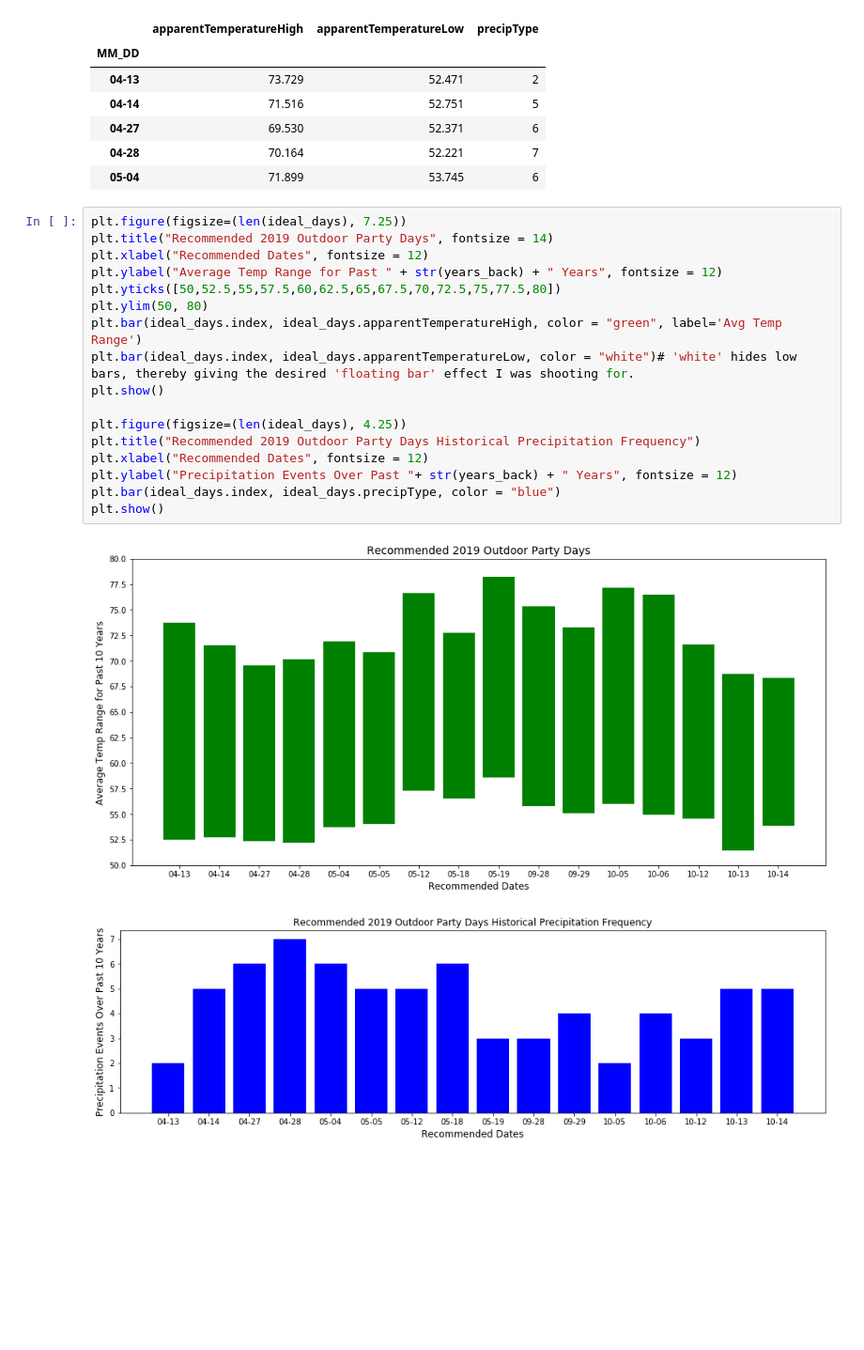
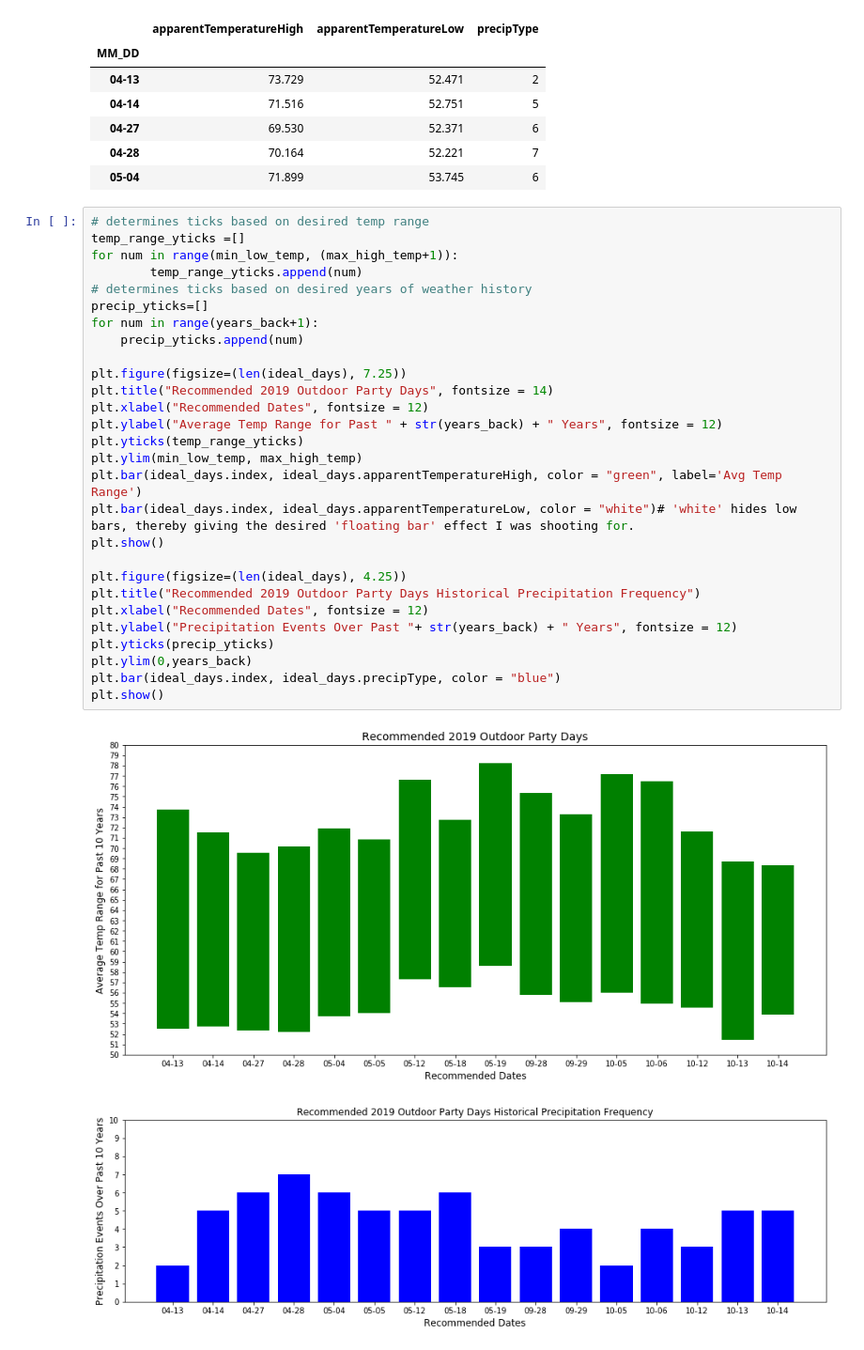
Before and after one commit to imidaho/Best-Party-Days, a Jupyter notebook: Best Party Days.ipynb, the cells around one changed output. Shown at 94% size. Saved outputs shown, nothing was run; the diff lists cells and outputs as text; blank space fills up the shorter version.

```diff
--- a/Best Party Days.ipynb
+++ b/Best Party Days.ipynb
@@ -161,22 +161,33 @@ ideal_days.head()
 | 04-28 | 70.164 | 52.221 | 7 |
 | 05-04 | 71.899 | 53.745 | 6 |
 # %%
+# determines ticks based on desired temp range
+temp_range_yticks =[]
+for num in range(min_low_temp, (max_high_temp+1)):
+        temp_range_yticks.append(num)
+# determines ticks based on desired years of weather history
+precip_yticks=[]
+for num in range(years_back+1):
+    precip_yticks.append(num)
+
 plt.figure(figsize=(len(ideal_days), 7.25))
 plt.title("Recommended 2019 Outdoor Party Days", fontsize = 14)
 plt.xlabel("Recommended Dates", fontsize = 12)
 plt.ylabel("Average Temp Range for Past " + str(years_back) + " Years", fontsize = 12)
-plt.yticks([50,52.5,55,57.5,60,62.5,65,67.5,70,72.5,75,77.5,80])
-plt.ylim(50, 80)
+plt.yticks(temp_range_yticks)
+plt.ylim(min_low_temp, max_high_temp)
 plt.bar(ideal_days.index, ideal_days.apparentTemperatureHigh, color = "green", label='Avg Temp Range')
 plt.bar(ideal_days.index, ideal_days.apparentTemperatureLow, color = "white")# 'white' hides low bars, thereby giving the desired 'floating bar' effect I was shooting for.
 plt.show()
 
 plt.figure(figsize=(len(ideal_days), 4.25))
 plt.title("Recommended 2019 Outdoor Party Days Historical Precipitation Frequency")
 plt.xlabel("Recommended Dates", fontsize = 12)
 plt.ylabel("Precipitation Events Over Past "+ str(years_back) + " Years", fontsize = 12)
+plt.yticks(precip_yticks)
+plt.ylim(0,years_back)
 plt.bar(ideal_days.index, ideal_days.precipType, color = "blue")
 plt.show()
 # %% [output]
-[figure, old version]
+[figure, new version]
-[figure, old version]
+[figure, new version]
```
